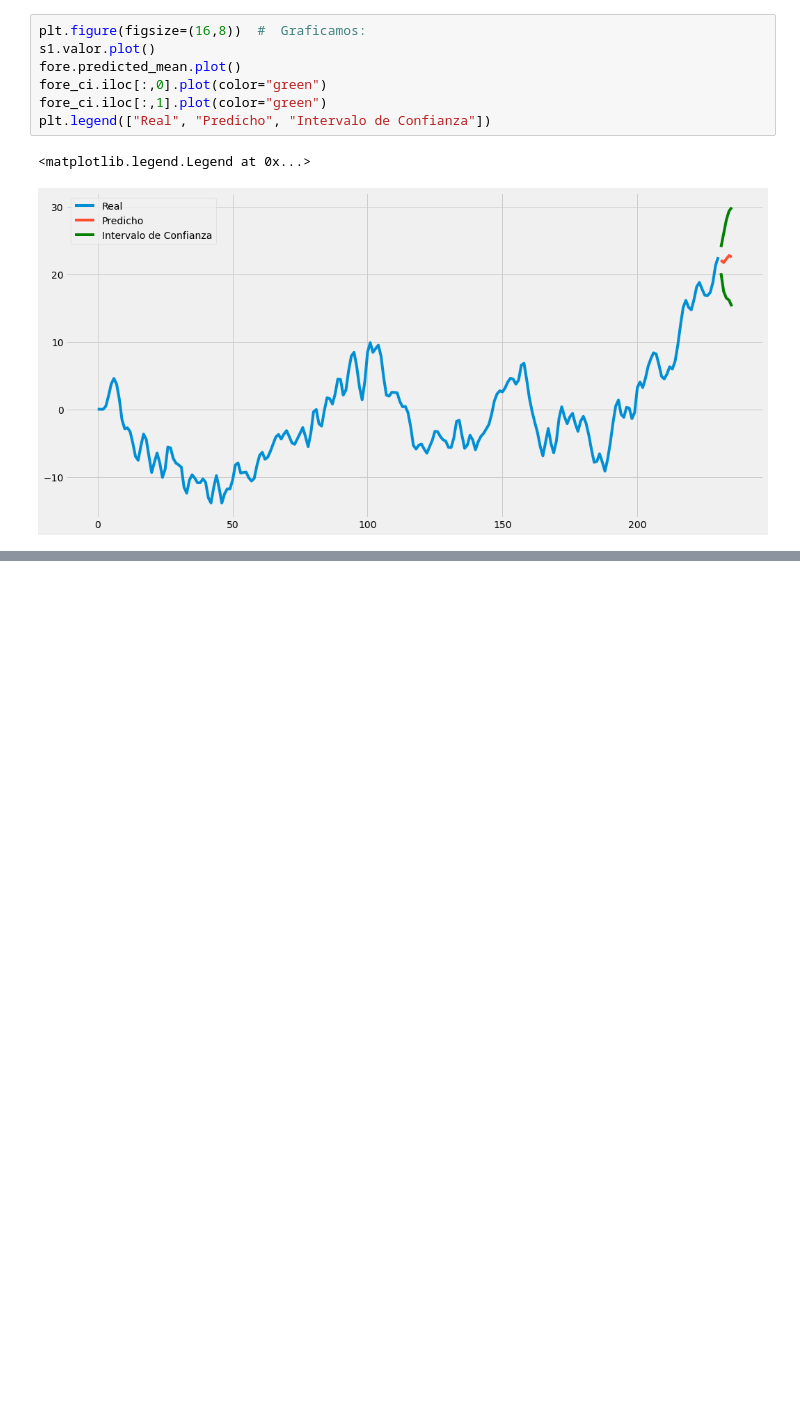
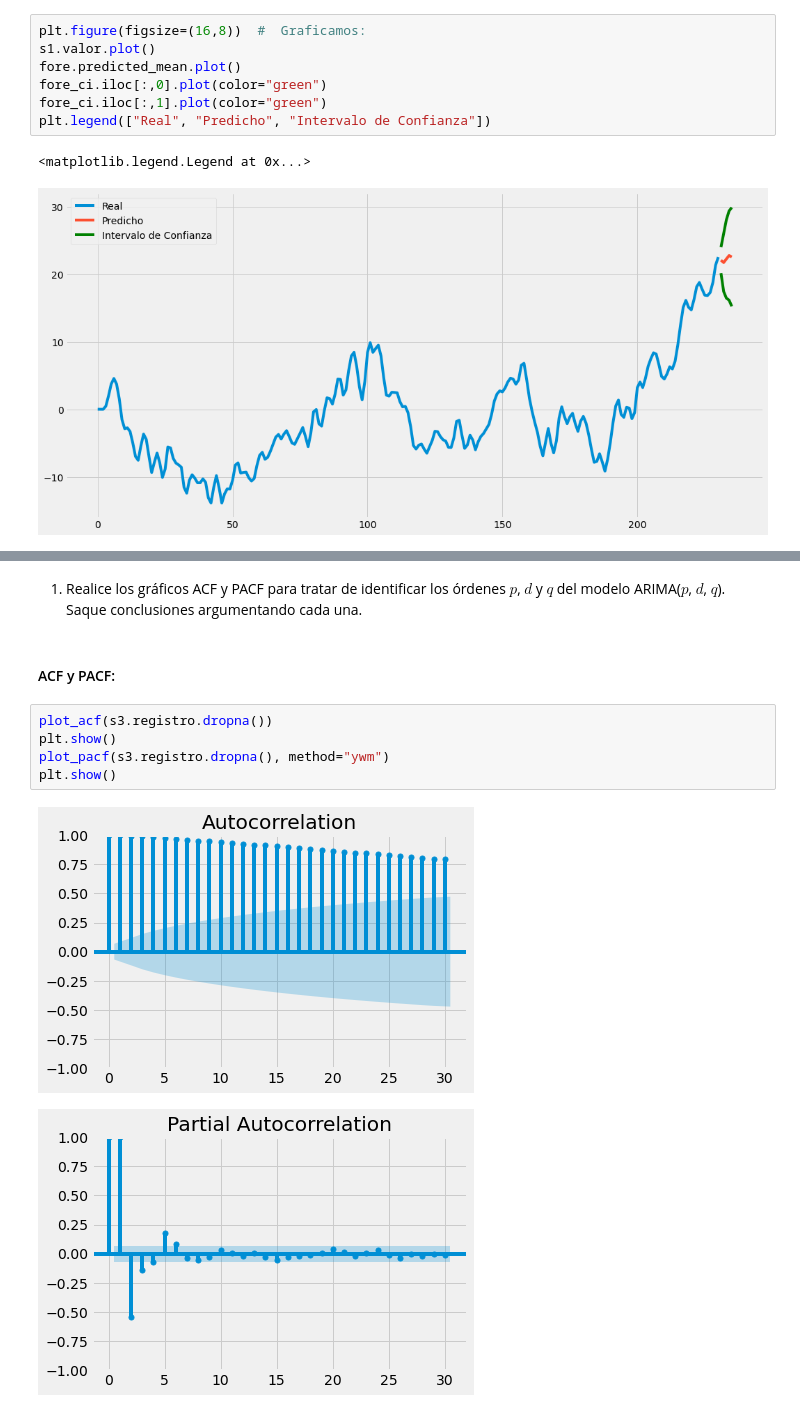
Before and after one commit to julianusor/series_de_tiempo, a Jupyter notebook: Exam2/Parcial-2.ipynb, the cells around one changed output, grey strips where cells are left out. Drawn from its saved outputs; the diff is of its cells as text; blank space fills up the shorter version.

```diff
--- a/Exam2/Parcial-2.ipynb
+++ b/Exam2/Parcial-2.ipynb
@@ -331,0 +464,12 @@ plt.legend(["Real", "Predicho", "Intervalo de Confianza"])
+# %% [markdown]
+1. Realice los gráficos ACF y PACF para tratar de identificar los órdenes $p$, $d$ y $q$ del modelo ARIMA($p$, $d$, $q$). Saque conclusiones argumentando cada una.
+# %% [markdown]
+#### ACF y PACF:
+# %%
+plot_acf(s3.registro.dropna())
+plt.show()
+plot_pacf(s3.registro.dropna(), method="ywm")
+plt.show()
+# %% [output]
+[figure, added]
+[figure, added]
```
Also changed, not shown: parts of 21 cells of this notebook.
